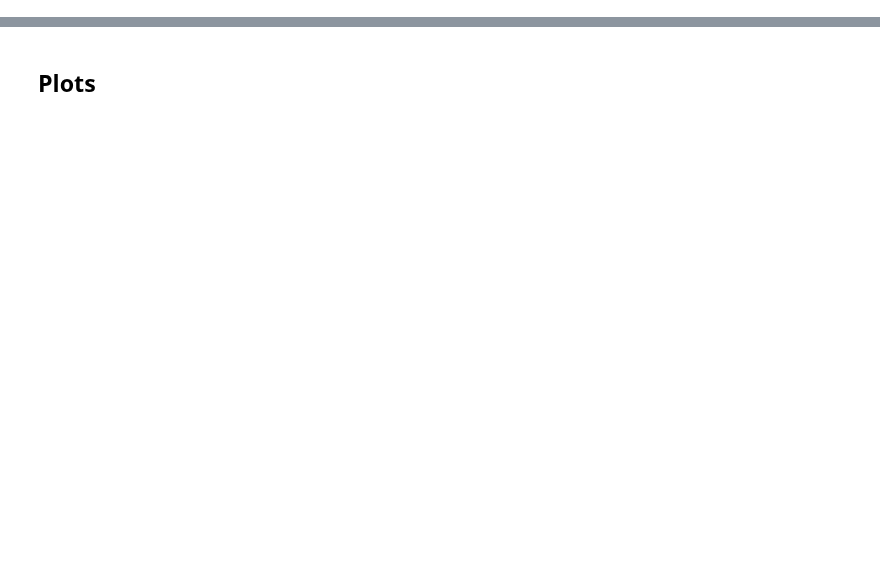
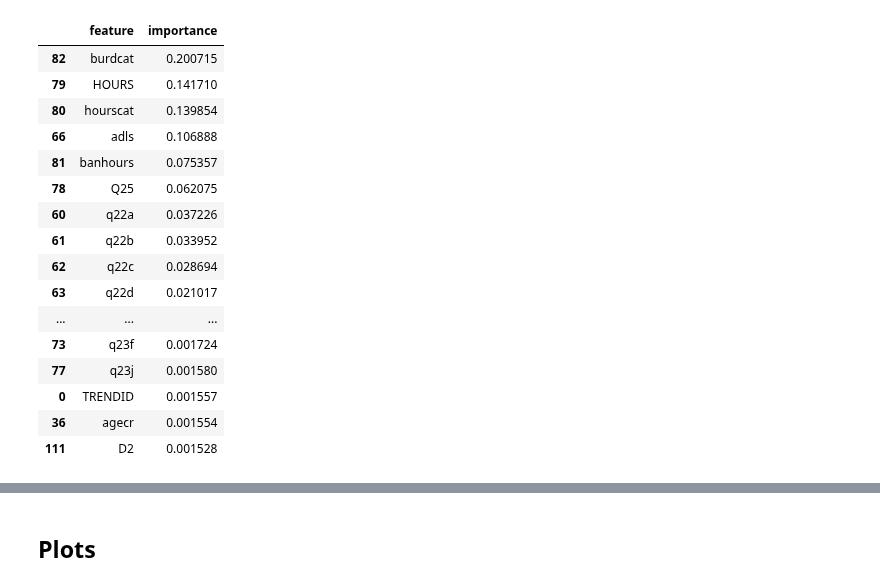
Before and after one commit to woonsupkim/BurdenofCare, a Jupyter notebook: burden.ipynb, the cells around one changed output, grey strips where cells are left out. Cells and saved outputs as stored; diff of their text form; code cells hidden in the pictures; blank space fills up the shorter version.

```diff
--- a/burden.ipynb
+++ b/burden.ipynb
@@ -4,34 +4,52 @@ import numpy as np
 import matplotlib.pyplot as plt
 import seaborn as sns
 # %%
-data_burden = pd.read_csv('data_2020.csv')
+data_burden = pd.read_csv('data.csv')
 data_burden = data_burden[data_burden['burden'].notna()]
 data_burden = data_burden[data_burden.columns[data_burden.isnull().mean() < 0.2]]
 
 data_burden.columns[data_burden.isnull().any()]
 
 for column in data_burden.columns:
     data_burden[column].fillna(data_burden[column].mode()[0], inplace=True)
 
 median = data_burden.loc[data_burden['agecr'] < 200, 'agecr'].median()
 data_burden["agecr"] = np.where(data_burden["agecr"] > 200, median,data_burden['agecr'])
 
 # random forest
 from sklearn.ensemble import RandomForestRegressor
 
 X_feature = data_burden.drop('burden', axis = 1)
 y_feature = data_burden['burden']
 
 #m = sqrt(p)+1 features
 nfeatures = data_burden.shape[1] - 1
 feature_model = RandomForestRegressor(max_features = int(np.sqrt(nfeatures))+1, random_state = 1) #random_state ensure random bagging
 feature_model.fit(X_feature,y_feature)
 
 
 df_feature = pd.DataFrame(zip(X_feature.columns, feature_model.feature_importances_), columns = ['feature','importance'])
 df_feature = df_feature.sort_values(by=['importance'], ascending=False)
 
 df_feature[0:29]
+# %% [output]
+|  | feature | importance |
+| 82 | burdcat | 0.200715 |
+| 79 | HOURS | 0.141710 |
+| 80 | hourscat | 0.139854 |
+| 66 | adls | 0.106888 |
+| 81 | banhours | 0.075357 |
+| 78 | Q25 | 0.062075 |
+| 60 | q22a | 0.037226 |
+| 61 | q22b | 0.033952 |
+| 62 | q22c | 0.028694 |
+| 63 | q22d | 0.021017 |
+| ... | ... | ... |
+| 73 | q23f | 0.001724 |
+| 77 | q23j | 0.001580 |
+| 0 | TRENDID | 0.001557 |
+| 36 | agecr | 0.001554 |
+| 111 | D2 | 0.001528 |
 # %%
 sns.barplot(data = df_feature[0:19], x = 'importance', y='feature', orient = 'h');
 plt.title('Feature Importance Plot Random Forest')
```
Also changed, not shown: parts of 30 cells of this notebook.
